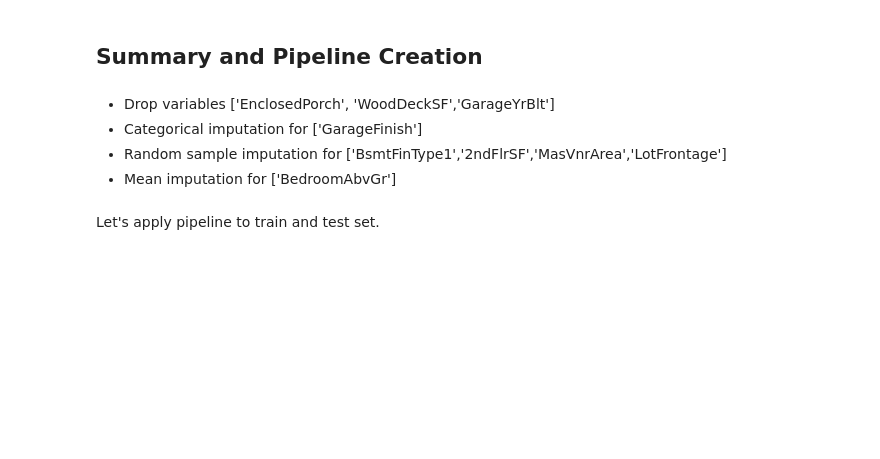
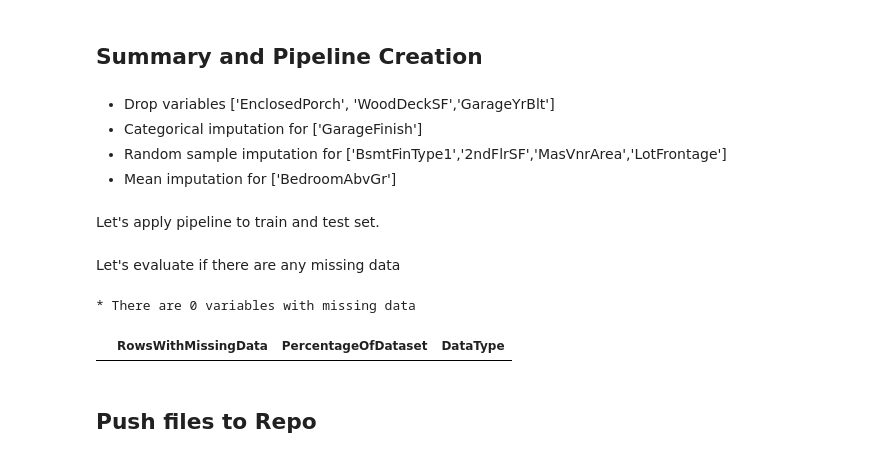
Before and after one commit to ysgurjar/pp5_project_heritage_housing, a Jupyter notebook: jupyter_notebooks/03.data_cleaning.ipynb, the cells around one changed output. Saved outputs shown, nothing was run; the diff lists cells and outputs as text; code cells hidden in the pictures; blank space fills up the shorter version.

Commit message:
feat: add varification func that no data is missing in clean dataset

```diff
--- a/jupyter_notebooks/03.data_cleaning.ipynb
+++ b/jupyter_notebooks/03.data_cleaning.ipynb
@@ -393,3 +393,38 @@ dataCleaning_pipeline = Pipeline([
 Let's apply pipeline to train and test set.
 # %%
 TrainSet, TestSet = dataCleaning_pipeline.fit_transform(TrainSet) , dataCleaning_pipeline.fit_transform(TestSet)
+# %%
+df = dataCleaning_pipeline.fit_transform(df)
+# %% [markdown]
+Let's evaluate if there are any missing data
+# %%
+def EvaluateMissingData(df):
+    """
+    Evaluate missing data in each column and present it in precentage of dataset
+    Args:
+        df (_type_): pd.dataframe
+
+    Returns:
+        _type_: pd.dataframe
+    """
+    missing_data_absolute = df.isnull().sum()
+    missing_data_percentage = round(missing_data_absolute/len(df)*100 , 2)
+    df_missing_data = (pd.DataFrame(
+                            data= {"RowsWithMissingData": missing_data_absolute,
+                                    "PercentageOfDataset": missing_data_percentage,
+                                    "DataType":df.dtypes}
+                                    )
+                        .sort_values(by=['PercentageOfDataset'],ascending=False)
+                        .query("PercentageOfDataset > 0")
+                        )
+
+    return df_missing_data
+
+df_missing_data = EvaluateMissingData(df)
+print(f"* There are {df_missing_data.shape[0]} variables with missing data \n")
+df_missing_data
+# %% [output]
+* There are 0 variables with missing data
+|  | RowsWithMissingData | PercentageOfDataset | DataType |
+# %% [markdown]
+## Push files to Repo
```
Also changed, not shown: parts of 1 cell of this notebook.
